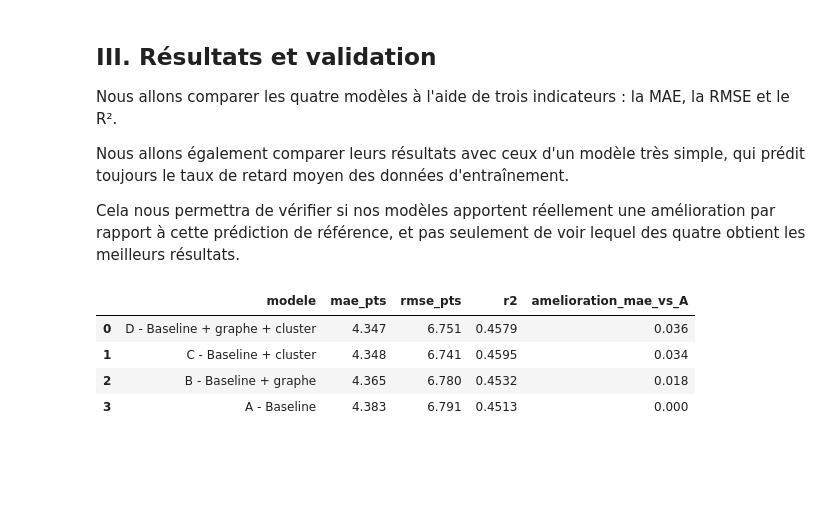
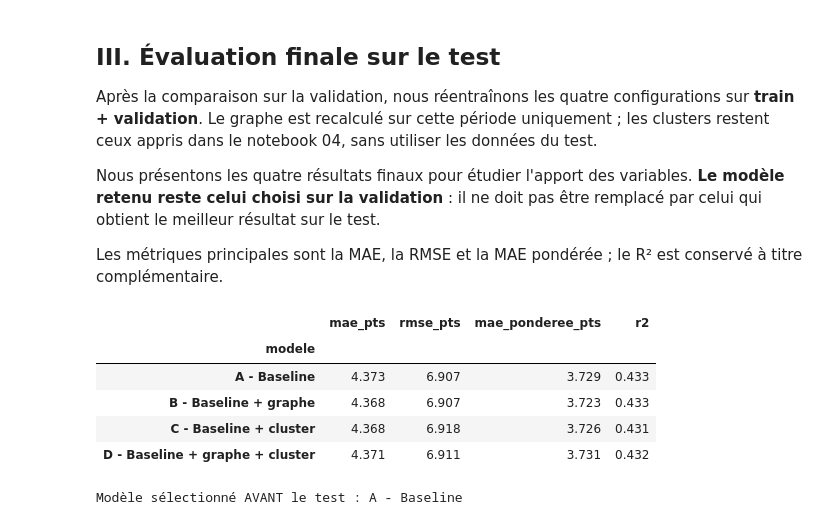
Before and after one commit to husseindakroube/IADATA701-PROJET, a Jupyter notebook: notebooks/05_ml_comparaison.ipynb, the cells around one changed output. Cells and saved outputs as stored; diff of their text form; code cells hidden in the pictures; blank space fills up the shorter version.

```diff
--- a/notebooks/05_ml_comparaison.ipynb
+++ b/notebooks/05_ml_comparaison.ipynb
@@ -171,40 +210,47 @@ Entrainement du modele D - Baseline + graphe + cluster...
 # %% [markdown]
-## III. Résultats et validation
+## III. Évaluation finale sur le test
 
-Nous allons comparer les quatre modèles à l'aide de trois indicateurs : la MAE, la RMSE et le R².
+Après la comparaison sur la validation, nous réentraînons les quatre configurations sur **train + validation**. Le graphe est recalculé sur cette période uniquement ; les clusters restent ceux appris dans le notebook 04, sans utiliser les données du test.
 
-Nous allons également comparer leurs résultats avec ceux d'un modèle très simple, qui prédit toujours le taux de retard moyen des données d'entraînement.
+Nous présentons les quatre résultats finaux pour étudier l'apport des variables. **Le modèle retenu reste celui choisi sur la validation** : il ne doit pas être remplacé par celui qui obtient le meilleur résultat sur le test.
 
-Cela nous permettra de vérifier si nos modèles apportent réellement une amélioration par rapport à cette prédiction de référence, et pas seulement de voir lequel des quatre obtient les meilleurs résultats.
+Les métriques principales sont la MAE, la RMSE et la MAE pondérée ; le R² est conservé à titre complémentaire.
 # %%
-# On ajoute le R² dans resultats avant de formater
-from sklearn.metrics import r2_score
+# Regrouper train + validation, comme dans le notebook 03.
+train_final = pd.concat([train, validation], ignore_index=True)
+train_final, test_final = ajouter_graphe(train_final, train_final, test)
 
-for res in resultats:
-    extras = configurations[res["modele"]]
-    columns = BASE_FEATURES + extras
-    predictions = res["modele_entraine"].predict(test[columns])
-    res["r2"] = r2_score(test[TARGET], predictions)
+assert train_final["date"].max() < test_final["date"].min()
+assert len(test_final) == len(test)
 
-# Tableau comparatif avec MAE, RMSE, R²
-tableau = pd.DataFrame([
-    {
-        "modele": r["modele"],
-        "mae_pts": round(r["mae"] * 100, 3),
-        "rmse_pts": round(r["rmse"] * 100, 3),
-        "r2": round(r["r2"], 4),
-        "amelioration_mae_vs_A": round(
-            (resultats[0]["mae"] - r["mae"]) * 100, 3
-        ),
-    }
-    for r in resultats
-]).sort_values("mae_pts").reset_index(drop=True)
+resultats = []
+modeles_finaux = {}
+predictions_finales = {}
 
-tableau
+for nom, extras in configurations.items():
+    modele = entrainer_modele(train_final, extras)
+    scores, prediction = evaluer(modele, test_final, extras)
+    modeles_finaux[nom] = modele
+    predictions_finales[nom] = prediction
+    resultats.append({"modele": nom, **scores})
+
+# Tous les modèles sont évalués sur les mêmes observations du test.
+resultats_test = pd.DataFrame(resultats).set_index("modele")
+tableau = resultats_test.copy()
+for colonne in ("mae", "rmse", "weighted_mae"):
+    tableau[colonne] *= 100
+
+tableau = tableau.rename(columns={
+    "mae": "mae_pts", "rmse": "rmse_pts", "weighted_mae": "mae_ponderee_pts"
+})
+display(tableau.round(3))
+print("Modèle sélectionné AVANT le test :", modele_retenu)
 # %% [output]
-|  | modele | mae_pts | rmse_pts | r2 | amelioration_mae_vs_A |
-| 0 | D - Baseline + graphe + cluster | 4.347 | 6.751 | 0.4579 | 0.036 |
-| 1 | C - Baseline + cluster | 4.348 | 6.741 | 0.4595 | 0.034 |
-| 2 | B - Baseline + graphe | 4.365 | 6.780 | 0.4532 | 0.018 |
-| 3 | A - Baseline | 4.383 | 6.791 | 0.4513 | 0.000 |
+|  | mae_pts | rmse_pts | mae_ponderee_pts | r2 |
+| modele |  |  |  |  |
+| A - Baseline | 4.373 | 6.907 | 3.729 | 0.433 |
+| B - Baseline + graphe | 4.368 | 6.907 | 3.723 | 0.433 |
+| C - Baseline + cluster | 4.368 | 6.918 | 3.726 | 0.431 |
+| D - Baseline + graphe + cluster | 4.371 | 6.911 | 3.731 | 0.432 |
+Modèle sélectionné AVANT le test : A - Baseline
 # %%
```
Also changed, not shown: parts of 16 cells of this notebook, 3 other files.
